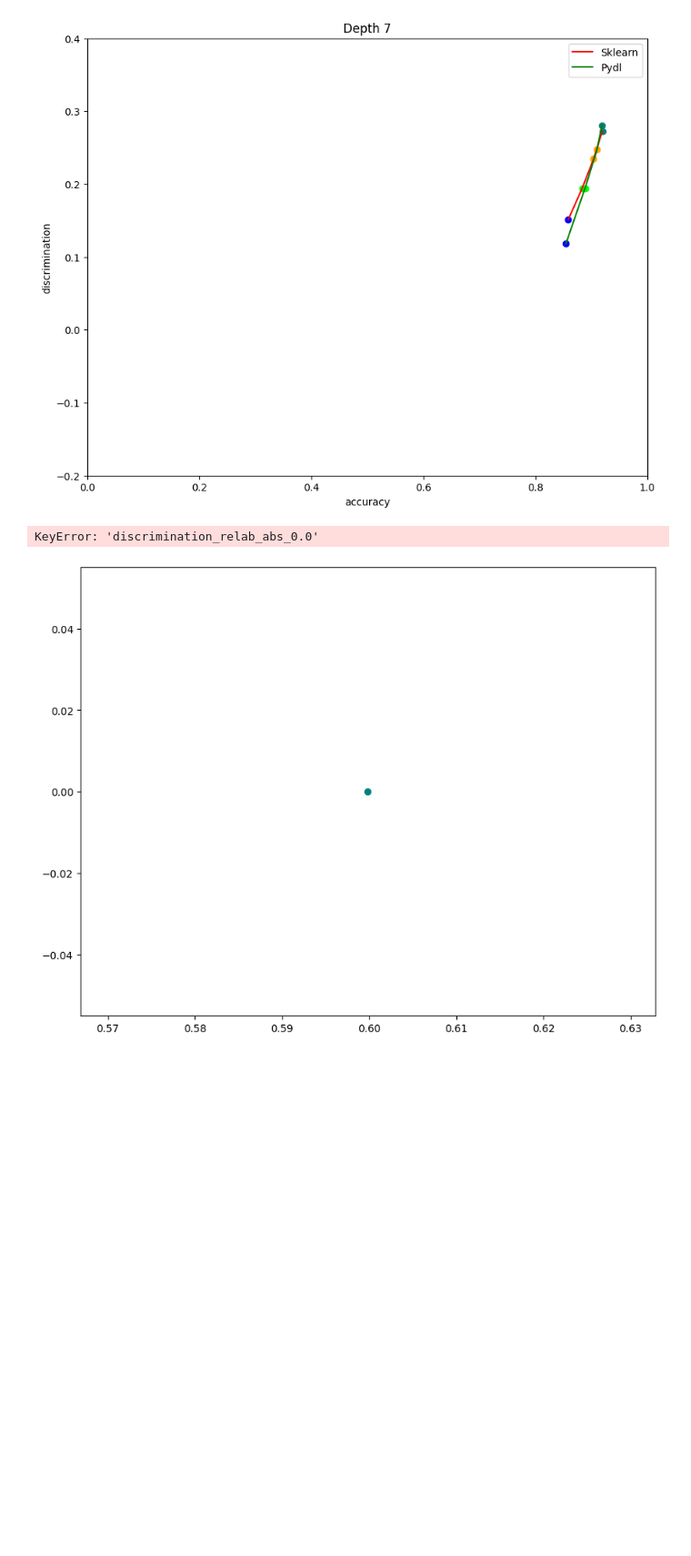
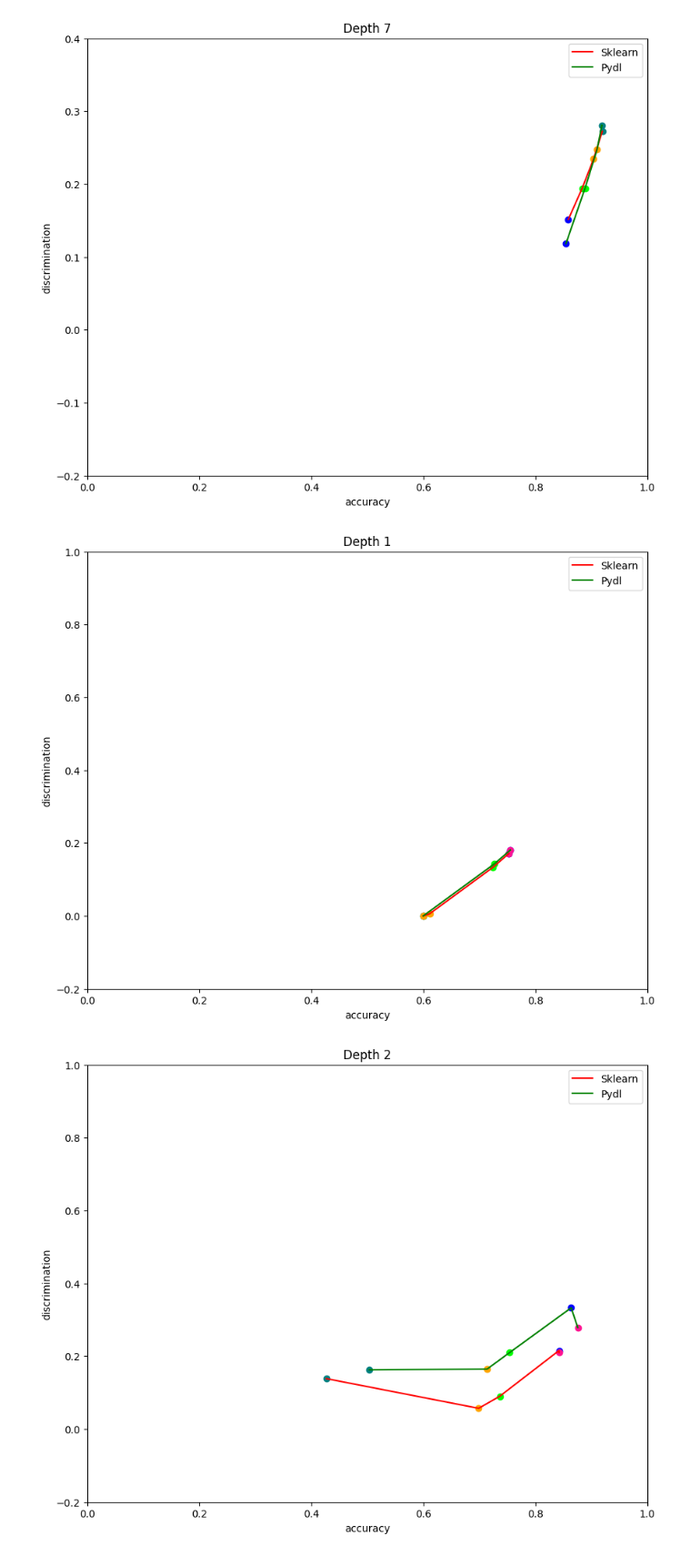
Before and after one commit to Hadyark/Masters-thesis_How-to-find-Decision-Trees-that-are-Optimal, a Jupyter notebook: MyCode/relab_graph_sklearn.ipynb, the cells around one changed output. Shown at 91% size. Saved outputs shown, nothing was run; the diff lists cells and outputs as text; code cells hidden in the pictures; blank space fills up the shorter version.

Commit message:
graph test

```diff
--- a/MyCode/relab_graph_sklearn.ipynb
+++ b/MyCode/relab_graph_sklearn.ipynb
@@ -354,40 +403,3 @@ plt.legend()
 plt.show()
 # %% [output]
 [figure]
-# %%
-colors = _COLORS7.copy()
-legends = ['Depth 1', 'Depth 2', 'Depth 3', 'Depth 4', 'Depth 5', 'Depth 6', 'Depth 7']
-markers = ['o', 'x', 's', 'd', 'p', '8', 's', 'p', '*', 'h', 'H', 'D', 'd', 'P', 'X']
-
-index_legend = 0
-index_color = 0
-
-
-fig, axes = plt.subplots()
-k=0
-for depth in df['depth'].unique():
-    y_values = list()
-    x_values = list()
-    index_marker = 0
-    for x_axe, y_axe in [('accuracy_train', 'discrimination_train_pred'), ('accuracy_relab_1', 'discrimination_relab_1'), ('accuracy_relab_2', 'discrimination_relab_2'), ('accuracy_relab_3', 'discrimination_relab_3')]:
-
-        tmp = df.loc[(df["k"] == k) & (df["depth"] == depth)]
-        x_values.append(tmp[x_axe].mean())
-        y_values.append(tmp[y_axe].mean())
-
-        plt.scatter(tmp[x_axe].mean(), tmp[y_axe].mean(), c=colors[index_color], marker=markers[index_marker])
-        index_marker +=1
-
-    plt.plot(x_values, y_values, label=legends[index_legend], c=colors[index_color])
-    index_color +=1
-    index_legend +=1
-
-plt.rcParams.update({'figure.figsize':(10,8), 'figure.dpi':100})
-plt.title(f'Leaf-Depth')
-plt.ylabel('discrimination')
-plt.xlabel('accuracy')
-plt.ylim(-0.2, 0.3)
-plt.xlim(0, 1)
-plt.legend()
-
-plt.show()
@@ -406,7 +416,7 @@ for depth in df['depth'].unique():
     x_values = list()
     y_values_pydl = list()
     x_values_pydl = list()
-    for x_axe, y_axe in [('accuracy_relab_0.0', 'discrimination_relab_0.0'), ('accuracy_relab_0.1', 'discrimination_relab_0.1'), ('accuracy_relab_0.2', 'discrimination_relab_0.2'), ('accuracy_relab_0.3', 'discrimination_relab_0.3'), ('accuracy_train', 'discrimination_train_pred')]:
+    for x_axe, y_axe in [('accuracy_relab_0.0', 'discrimination_relab_0.0'), ('accuracy_relab_0.1', 'discrimination_relab_0.1'), ('accuracy_relab_0.2', 'discrimination_relab_0.2'), ('accuracy_relab_0.3', 'discrimination_relab_0.3'), ('accuracy_pred', 'discrimination_train_pred')]:
         index_color = 0
         for k in df['k'].unique():
             tmp = df.loc[(df["k"] == k) & (df["depth"] == depth)]
@@ -454,7 +464,7 @@ for depth in df['depth'].unique():
     x_values = list()
     y_values_pydl = list()
     x_values_pydl = list()
-    for x_axe, y_axe in [('accuracy_train', 'discrimination_train_pred'), ('accuracy_relab_1', 'discrimination_relab_1'), ('accuracy_relab_2', 'discrimination_relab_2'), ('accuracy_relab_3', 'discrimination_relab_3')]:
+    for x_axe, y_axe in [('accuracy_pred', 'discrimination_train_pred'), ('accuracy_relab_1', 'discrimination_relab_1'), ('accuracy_relab_2', 'discrimination_relab_2'), ('accuracy_relab_3', 'discrimination_relab_3')]:
         index_color = 0
         for k in df['k'].unique():
             tmp = df.loc[(df["k"] == k) & (df["depth"] == depth)]
@@ -502,35 +512,35 @@ for depth in df['depth'].unique():
     x_values = list()
     y_values_pydl = list()
     x_values_pydl = list()
-    for x_axe, y_axe in [('accuracy_relab_0.0', 'discrimination_relab_abs_0.0'), ('accuracy_relab_abs_0.1', 'discrimination_relab_abs_0.1'), ('accuracy_relab_abs_0.2', 'discrimination_relab_abs_0.2'), ('accuracy_relab_abs_0.3', 'discrimination_relab_abs_0.3'), ('accuracy_train', 'discrimination_train_pred')]:
+    for x_axe, y_axe in [('accuracy_relab_0.0', 'discrimination_relab_abs_0.0'), ('accuracy_relab_0.1', 'discrimination_relab_abs_0.1'), ('accuracy_relab_0.2', 'discrimination_relab_abs_0.2'), ('accuracy_relab_0.3', 'discrimination_relab_abs_0.3'), ('accuracy_pred', 'discrimination_train_pred')]:
         index_color = 0
         for k in df['k'].unique():
             tmp = df.loc[(df["k"] == k) & (df["depth"] == depth)]
             x_values.append(tmp[x_axe].mean())
             y_values.append(tmp[y_axe].mean())
 
             plt.scatter(tmp[x_axe].mean(), tmp[y_axe].mean(), c=colors4[index_legends])
 
             tmp = pydl.loc[(pydl["k"] == k) & (pydl["depth"] == depth)]
             x_values_pydl.append(tmp[x_axe].mean())
             y_values_pydl.append(tmp[y_axe].mean())
 
             plt.scatter(tmp[x_axe].mean(), tmp[y_axe].mean(), c=colors4[index_legends])
 
             index_color +=1
         index_legends +=1
     plt.plot(x_values, y_values, label="Sklearn", c="red")
     plt.plot(x_values_pydl, y_values_pydl, label="Pydl", c="green")
 
     plt.rcParams.update({'figure.figsize':(10,8), 'figure.dpi':100})
     plt.title(f'Depth {depth}')
     plt.ylabel('discrimination')
     plt.xlabel('accuracy')
-    plt.ylim(-0.2, 0.4)
+    plt.ylim(-0.2, 1)
     plt.xlim(0, 1)
     plt.legend()
 
     plt.show()
 # %% [output]
-KeyError: 'discrimination_relab_abs_0.0'
-[figure, old version]
+[figure, new version]
+[figure, added]
```
Also changed, not shown: parts of 13 cells of this notebook, 9 other files.
